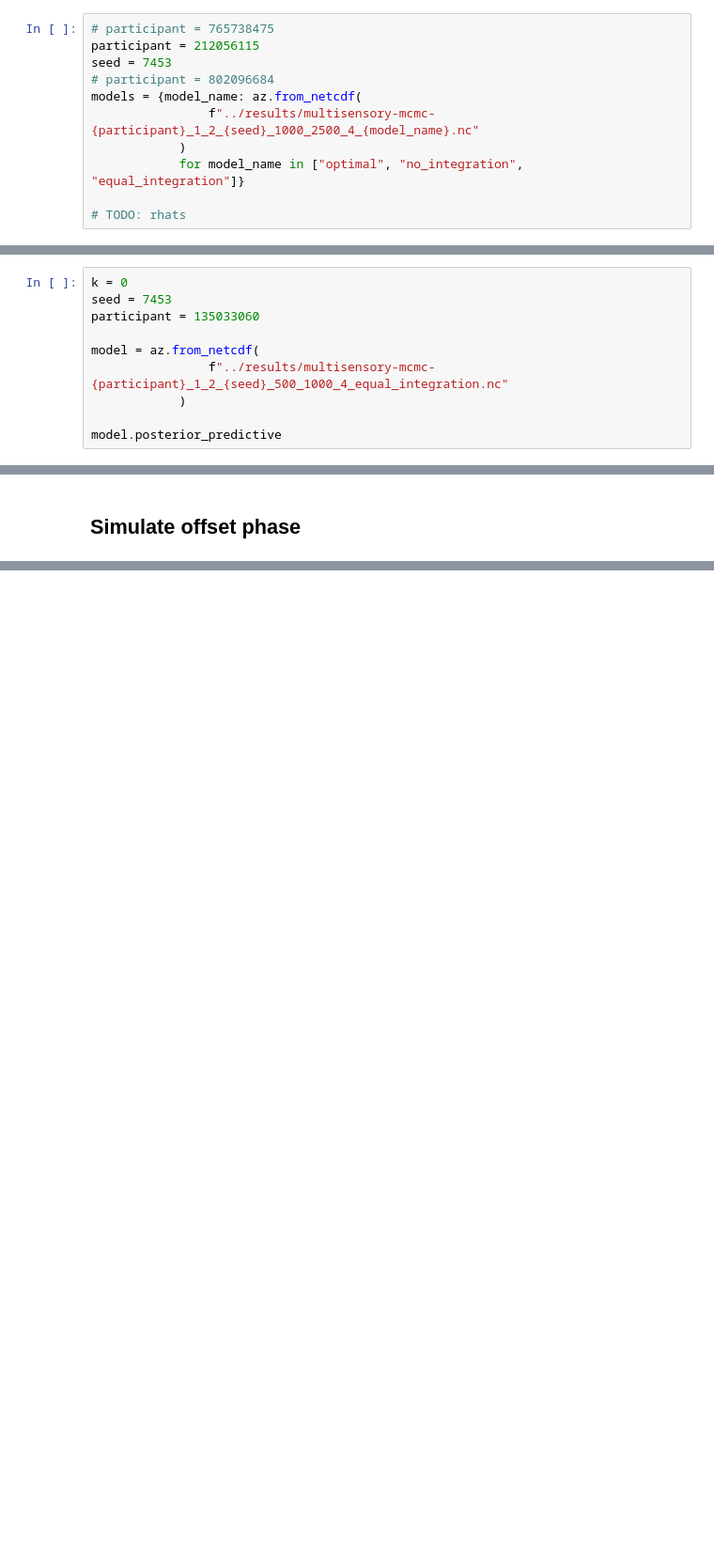
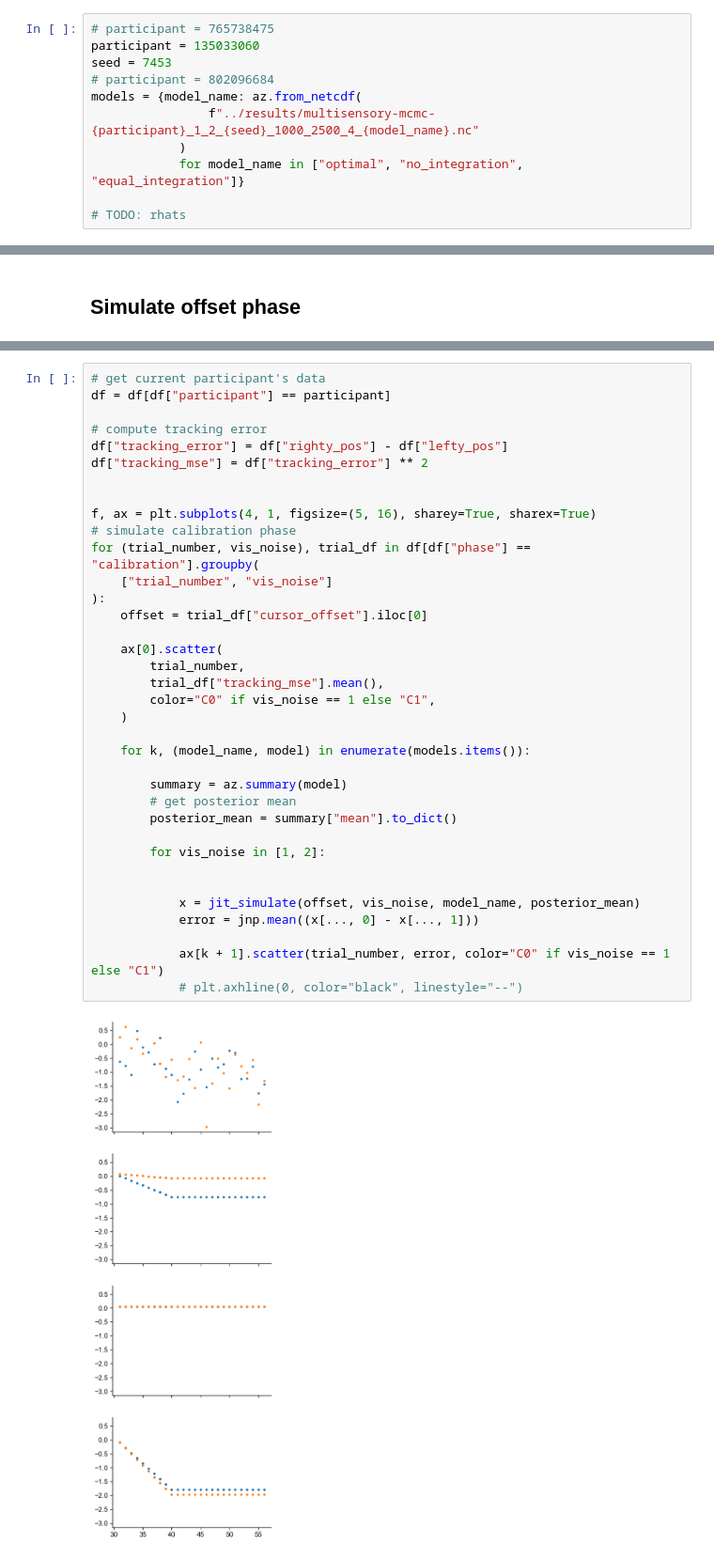
Before and after one commit to dominikstrb/cpp-proprioception, a Jupyter notebook: notebooks/ModelFitsMultisensoryJoint.ipynb, the cells around one changed output, grey strips where cells are left out. Shown at 94% size. Saved outputs shown, nothing was run; the diff lists cells and outputs as text; blank space fills up the shorter version.

Commit message:
Work on simulation of calibration phase

```diff
--- a/notebooks/ModelFitsMultisensoryJoint.ipynb
+++ b/notebooks/ModelFitsMultisensoryJoint.ipynb
@@ -61,7 +61,7 @@ prop 2
 ## Joint model
 # %%
 # participant = 765738475
-participant = 212056115
+participant = 135033060
 seed = 7453
 # participant = 802096684
 models = {model_name: az.from_netcdf(
@@ -256,10 +274,0 @@ Condition: prop, Vis Noise: 2
-# %%
-k = 0
-seed = 7453
-participant = 135033060
-
-model = az.from_netcdf(
-                f"../results/multisensory-mcmc-{participant}_1_2_{seed}_500_1000_4_equal_integration.nc"
-            )
-
-model.posterior_predictive
@@ -409,0 +362,38 @@ for vis_noise in [1, 2]:
+# %%
+# get current participant's data
+df = df[df["participant"] == participant]
+
+# compute tracking error
+df["tracking_error"] = df["righty_pos"] - df["lefty_pos"]
+df["tracking_mse"] = df["tracking_error"] ** 2
+
+
+f, ax = plt.subplots(4, 1, figsize=(5, 16), sharey=True, sharex=True)
+# simulate calibration phase
+for (trial_number, vis_noise), trial_df in df[df["phase"] == "calibration"].groupby(
+    ["trial_number", "vis_noise"]
+):
+    offset = trial_df["cursor_offset"].iloc[0]
+
+    ax[0].scatter(
+        trial_number,
+        trial_df["tracking_mse"].mean(),
+        color="C0" if vis_noise == 1 else "C1",
+    )
+
+    for k, (model_name, model) in enumerate(models.items()):
+
+        summary = az.summary(model)
+        # get posterior mean
+        posterior_mean = summary["mean"].to_dict()
+
+        for vis_noise in [1, 2]:
+
+
+            x = jit_simulate(offset, vis_noise, model_name, posterior_mean)
+            error = jnp.mean((x[..., 0] - x[..., 1]))
+
+            ax[k + 1].scatter(trial_number, error, color="C0" if vis_noise == 1 else "C1")
+            # plt.axhline(0, color="black", linestyle="--")
+# %% [output]
+[figure, added]
```
Also changed, not shown: parts of 10 cells of this notebook, 1 other file.
